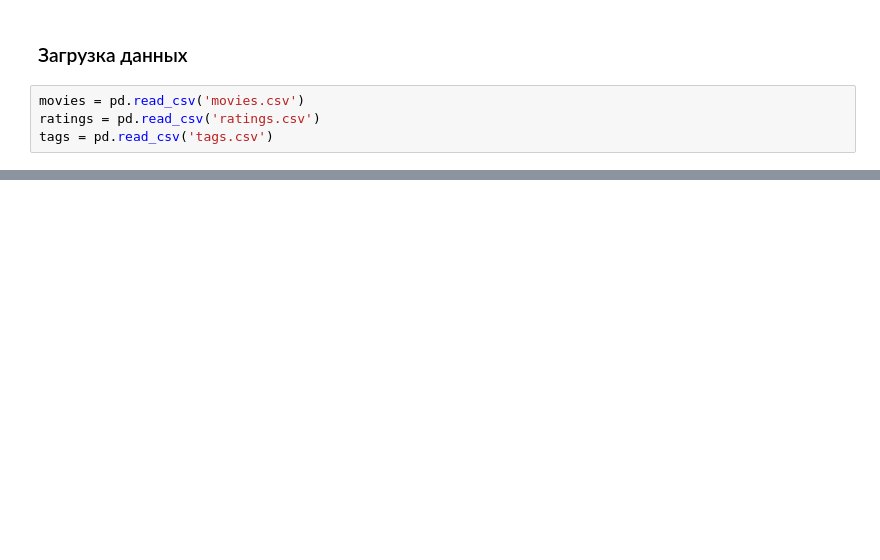
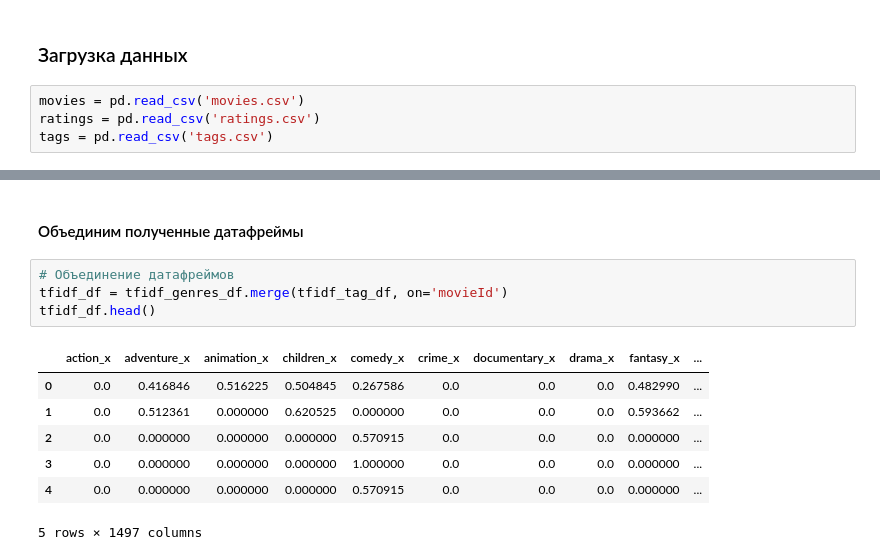
Before and after one commit to BalshowAndrew/ml_studying, a Jupyter notebook: aml/rsml_18/HW01_RSML.ipynb, the cells around one changed output, grey strips where cells are left out. Cells and saved outputs as stored; diff of their text form; blank space fills up the shorter version.

```diff
--- a/aml/rsml_18/HW01_RSML.ipynb
+++ b/aml/rsml_18/HW01_RSML.ipynb
@@ -21,0 +230,14 @@ tags = pd.read_csv('tags.csv')
+# %% [markdown]
+#### Объединим полученные датафреймы
+# %%
+# Объединение датафреймов
+tfidf_df = tfidf_genres_df.merge(tfidf_tag_df, on='movieId')
+tfidf_df.head()
+# %% [output]
+|  | action_x | adventure_x | animation_x | children_x | comedy_x | crime_x | documentary_x | drama_x | fantasy_x | ... |
+| 0 | 0.0 | 0.416846 | 0.516225 | 0.504845 | 0.267586 | 0.0 | 0.0 | 0.0 | 0.482990 | ... |
+| 1 | 0.0 | 0.512361 | 0.000000 | 0.620525 | 0.000000 | 0.0 | 0.0 | 0.0 | 0.593662 | ... |
+| 2 | 0.0 | 0.000000 | 0.000000 | 0.000000 | 0.570915 | 0.0 | 0.0 | 0.0 | 0.000000 | ... |
+| 3 | 0.0 | 0.000000 | 0.000000 | 0.000000 | 1.000000 | 0.0 | 0.0 | 0.0 | 0.000000 | ... |
+| 4 | 0.0 | 0.000000 | 0.000000 | 0.000000 | 0.570915 | 0.0 | 0.0 | 0.0 | 0.000000 | ... |
+5 rows × 1497 columns
```
Also changed, not shown: parts of 46 cells of this notebook.
